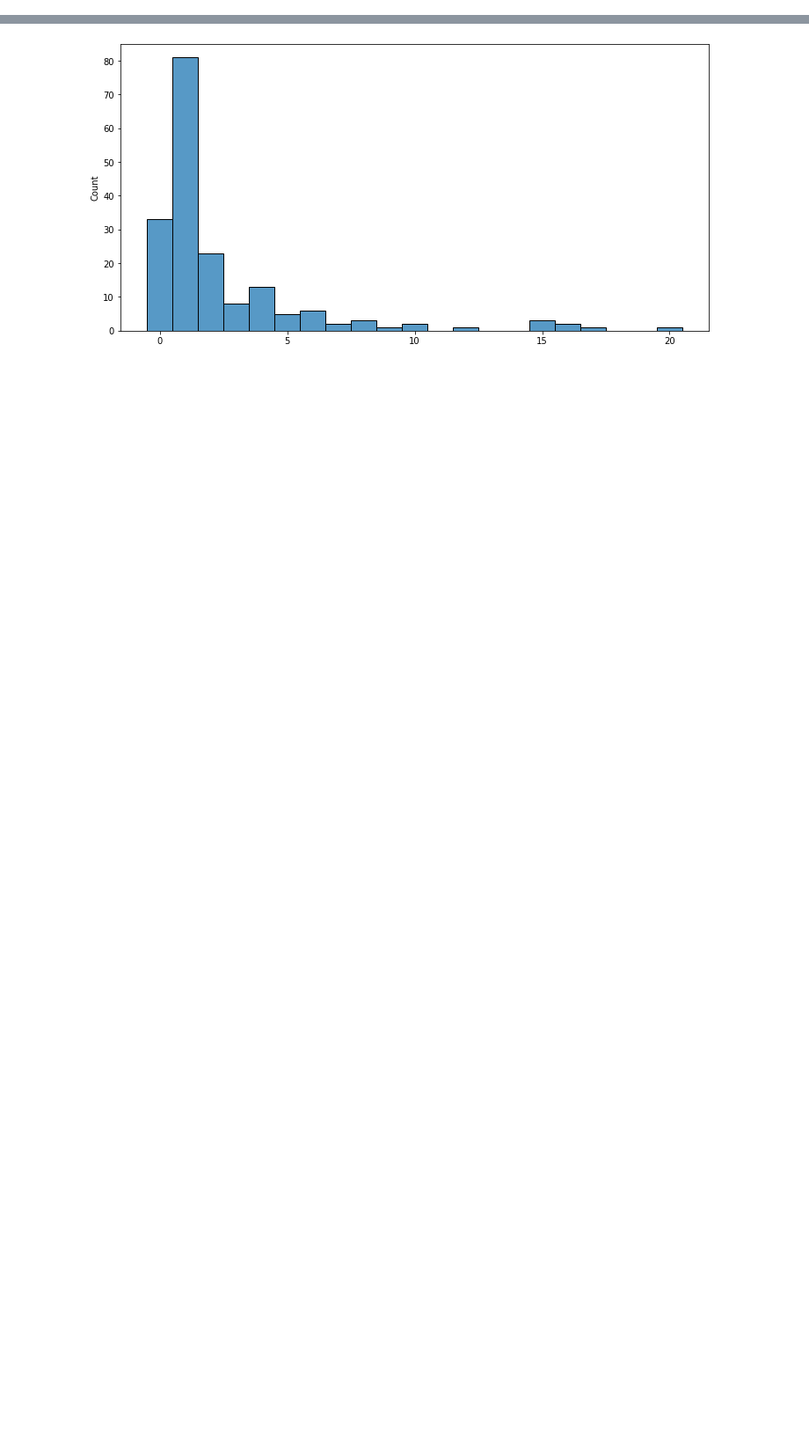
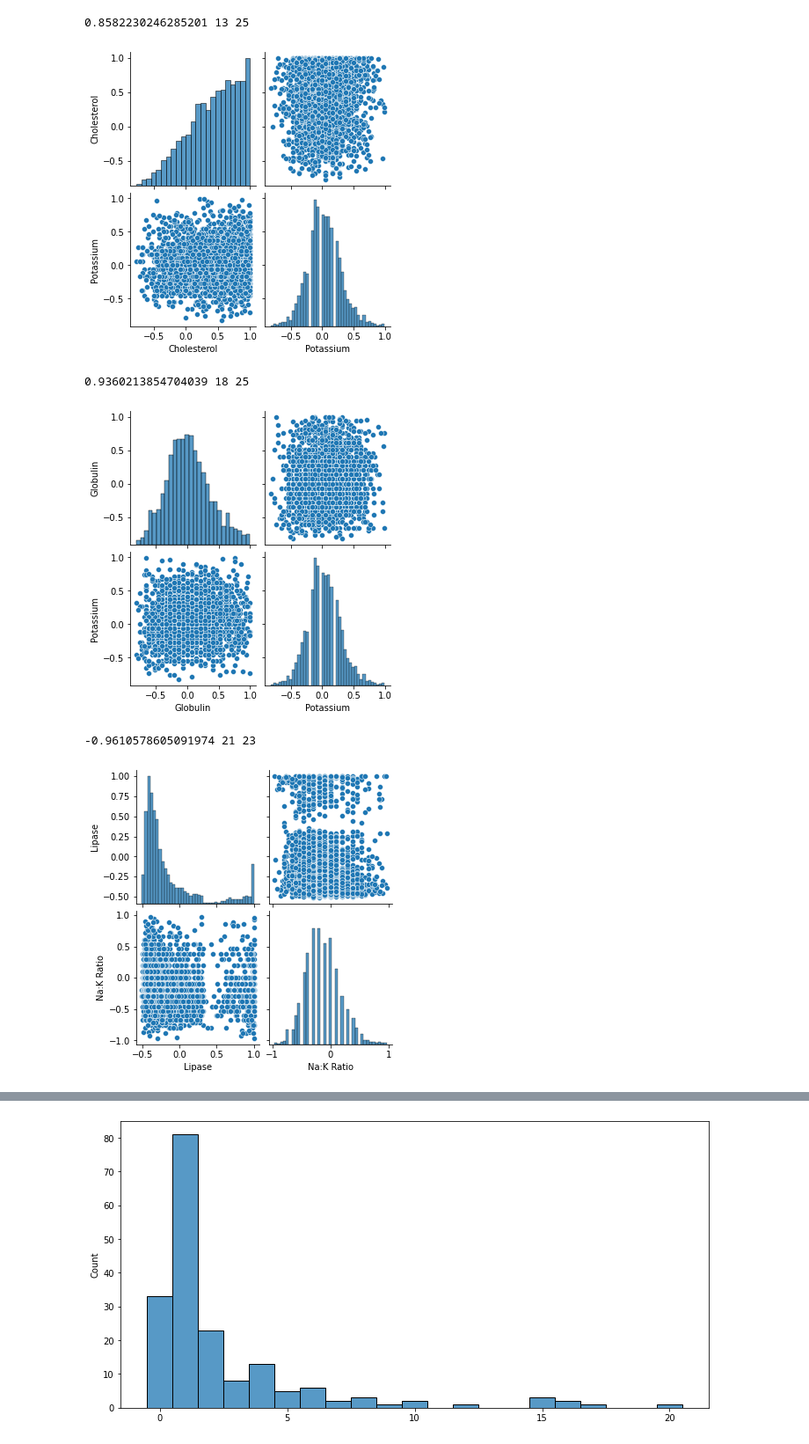
Before and after one commit to armiro/Canine-Disease-Diagnosis, a Jupyter notebook: model_dev.ipynb, the cells around one changed output, grey strips where cells are left out. Shown: that part at 88% size. Drawn from its saved outputs; the diff is of its cells as text; code cells hidden in the pictures; blank space fills up the shorter version.

```diff
--- a/model_dev.ipynb
+++ b/model_dev.ipynb
@@ -17,0 +41,15 @@ labels = dataset.iloc[:, 30:]
+# %%
+for r_idx, row in enumerate(corr_mat.values):
+    for c_idx, e in enumerate(row):
+        if ((e >= 0.75) | (e <= -0.75)) & (r_idx != c_idx):
+            print(e, r_idx, c_idx)
+            sub_df = features[[features.columns[r_idx], features.columns[c_idx]]]
+            sns.pairplot(sub_df)
+            plt.show()
+# %% [output]
+0.8582230246285201 13 25
+[figure, added]
+0.9360213854704039 18 25
+[figure, added]
+-0.9610578605091974 21 23
+[figure, added]
```
Also changed, not shown: parts of 19 cells of this notebook.
